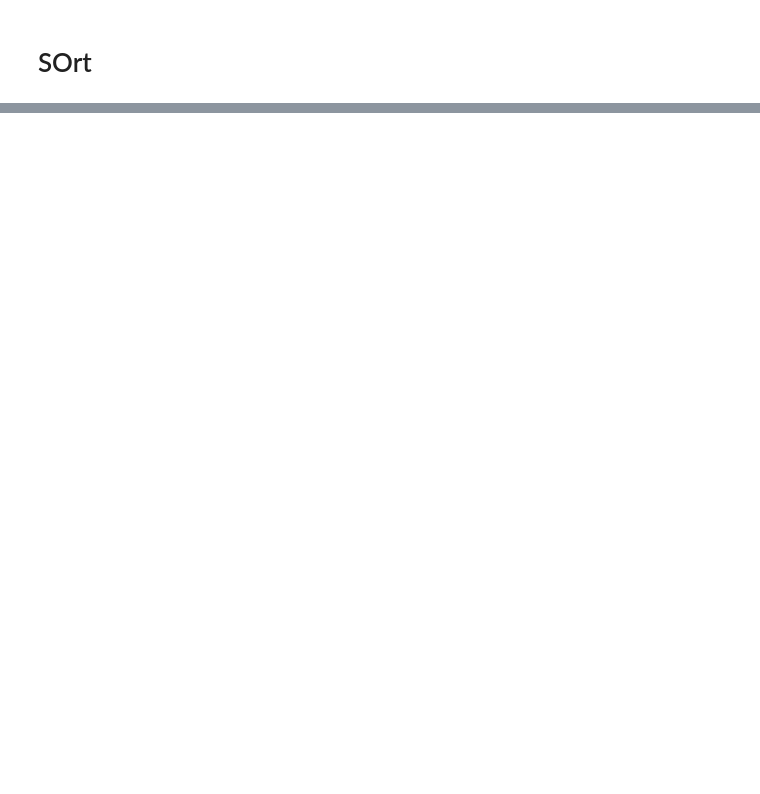
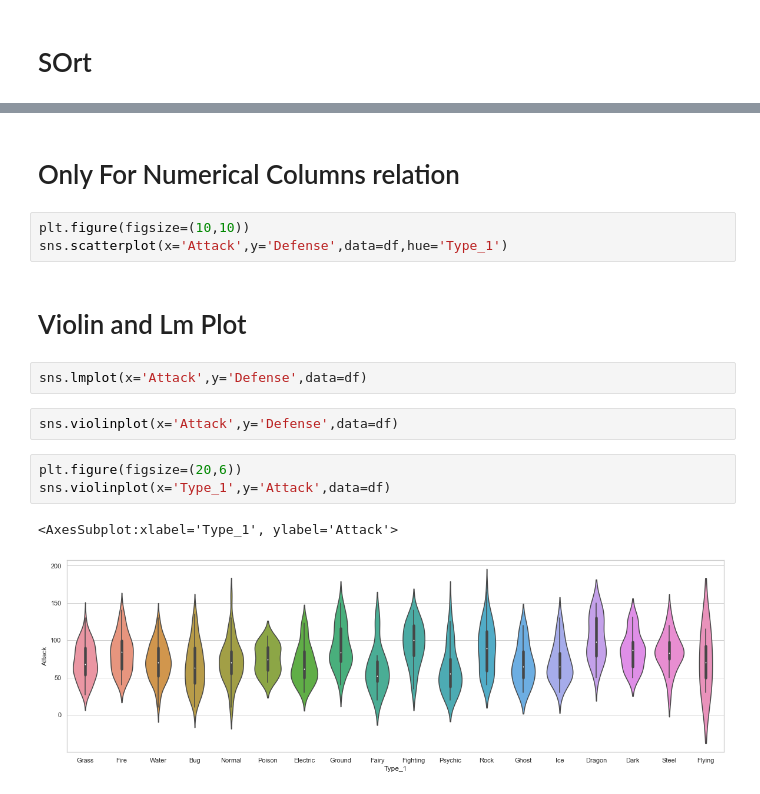
Before and after one commit to Letstry2code/Python-Basic, a Jupyter notebook: Data analysis/data_analysis2.ipynb, the cells around one changed output, grey strips where cells are left out. Saved outputs shown, nothing was run; the diff lists cells and outputs as text; blank space fills up the shorter version.

```diff
--- a/Data analysis/data_analysis2.ipynb
+++ b/Data analysis/data_analysis2.ipynb
@@ -96,0 +46,17 @@ plt.show()
+# %% [markdown]
+# Only For Numerical Columns relation
+# %%
+plt.figure(figsize=(10,10))
+sns.scatterplot(x='Attack',y='Defense',data=df,hue='Type_1')
+# %% [markdown]
+# Violin and Lm Plot
+# %%
+sns.lmplot(x='Attack',y='Defense',data=df)
+# %%
+sns.violinplot(x='Attack',y='Defense',data=df)
+# %%
+plt.figure(figsize=(20,6))
+sns.violinplot(x='Type_1',y='Attack',data=df)
+# %% [output]
+<AxesSubplot:xlabel='Type_1', ylabel='Attack'>
+[figure, added]
```
Also changed, not shown: parts of 9 cells of this notebook.
